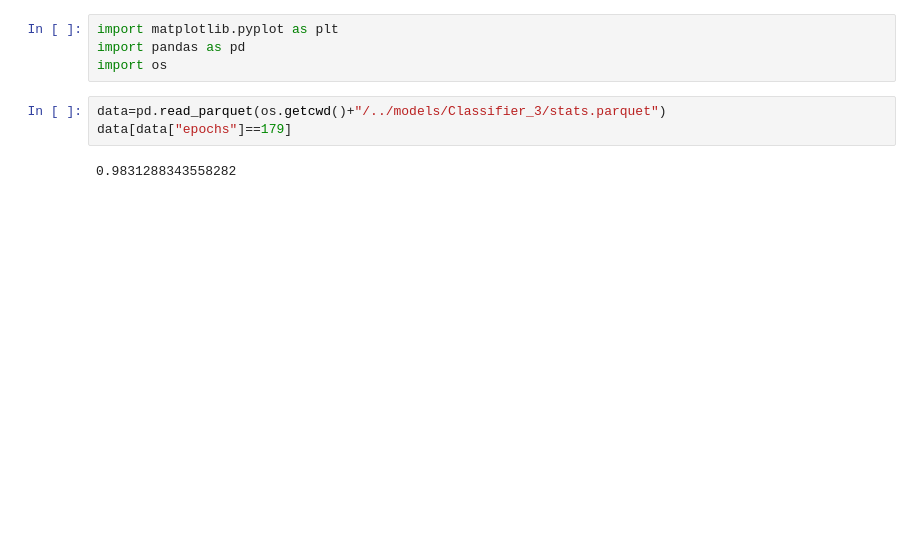
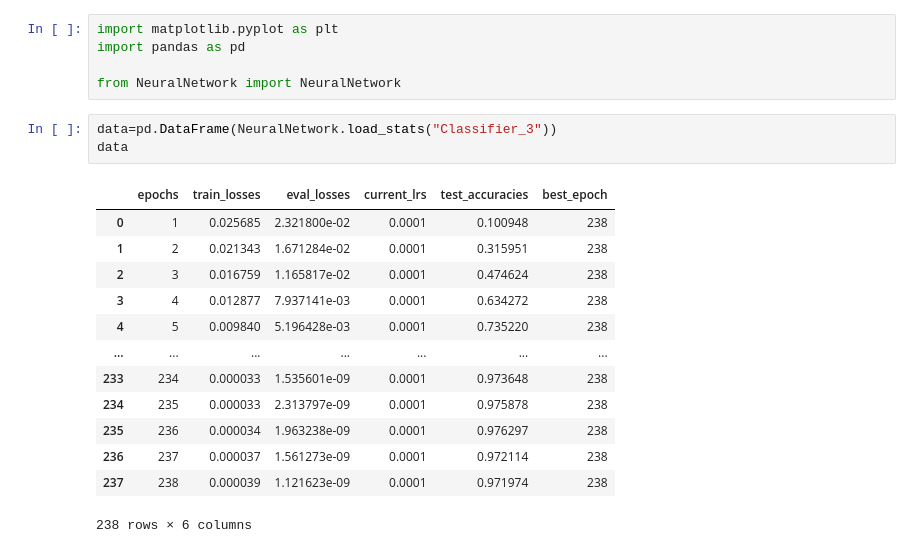
Before and after one commit to Lotto98/Sign-Language-MNIST, a Jupyter notebook: src/plots.ipynb, the cells around one changed output. Saved outputs shown, nothing was run; the diff lists cells and outputs as text; blank space fills up the shorter version.

```diff
--- a/src/plots.ipynb
+++ b/src/plots.ipynb
@@ -1,12 +1,25 @@
 # %%
 import matplotlib.pyplot as plt
 import pandas as pd
-import os
+
+from NeuralNetwork import NeuralNetwork
-# %%
-data=pd.read_parquet(os.getcwd()+"/../models/Classifier_3/stats.parquet")
-data[data["epochs"]==179]
-# %% [output]
-0.9831288343558282
+# %%
+data=pd.DataFrame(NeuralNetwork.load_stats("Classifier_3"))
+data
+# %% [output]
+|  | epochs | train_losses | eval_losses | current_lrs | test_accuracies | best_epoch |
+| 0 | 1 | 0.025685 | 2.321800e-02 | 0.0001 | 0.100948 | 238 |
+| 1 | 2 | 0.021343 | 1.671284e-02 | 0.0001 | 0.315951 | 238 |
+| 2 | 3 | 0.016759 | 1.165817e-02 | 0.0001 | 0.474624 | 238 |
+| 3 | 4 | 0.012877 | 7.937141e-03 | 0.0001 | 0.634272 | 238 |
+| 4 | 5 | 0.009840 | 5.196428e-03 | 0.0001 | 0.735220 | 238 |
+| ... | ... | ... | ... | ... | ... | ... |
+| 233 | 234 | 0.000033 | 1.535601e-09 | 0.0001 | 0.973648 | 238 |
+| 234 | 235 | 0.000033 | 2.313797e-09 | 0.0001 | 0.975878 | 238 |
+| 235 | 236 | 0.000034 | 1.963238e-09 | 0.0001 | 0.976297 | 238 |
+| 236 | 237 | 0.000037 | 1.561273e-09 | 0.0001 | 0.972114 | 238 |
+| 237 | 238 | 0.000039 | 1.121623e-09 | 0.0001 | 0.971974 | 238 |
+238 rows × 6 columns
 # %%
 def plot_loss():
 
```
Also changed, not shown: parts of 3 cells of this notebook.
